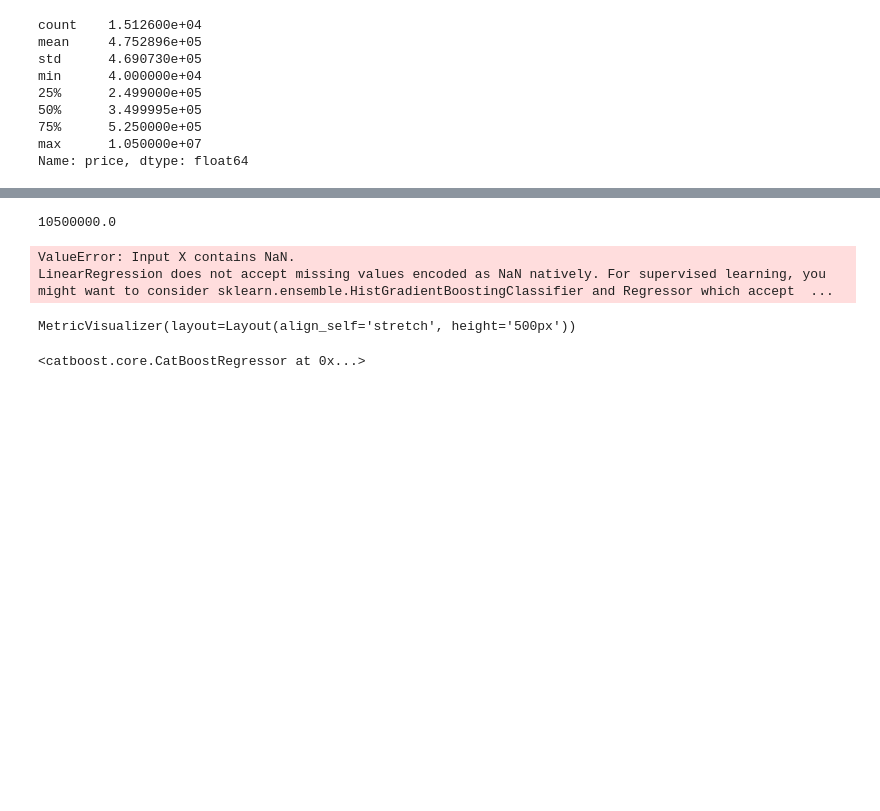
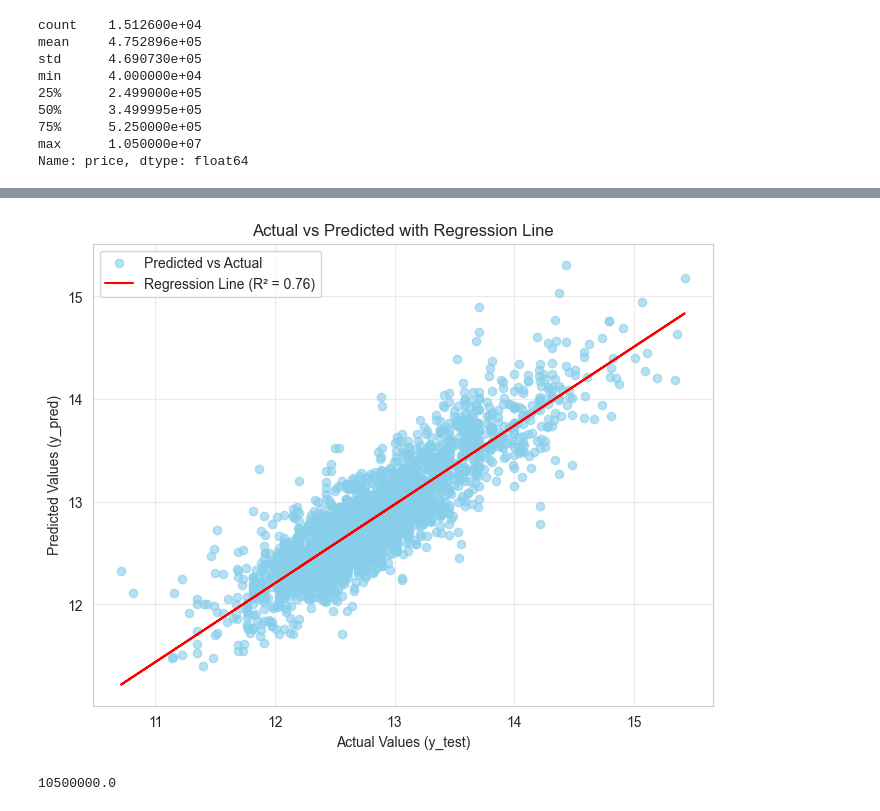
Before and after one commit to 2moonyo/regression, a Jupyter notebook: WIP.ipynb, the cells around one changed output, grey strips where cells are left out. Cells and saved outputs as stored; diff of their text form; code cells hidden in the pictures; blank space fills up the shorter version.

Commit message:
random search & CV

```diff
--- a/WIP.ipynb
+++ b/WIP.ipynb
@@ -642,0 +772,6 @@ y = df.price
+# %%
+from category_encoders import TargetEncoder
+
+# Target Encoding for locality
+target_encoder = TargetEncoder(cols=["locality"])
+X["locality_encoded"] = target_encoder.fit_transform(X["locality"], X["log_median_income"])
@@ -683,29 +919,30 @@ plt.show()
+# %%
+import matplotlib.pyplot as plt
+from scipy.stats import linregress
+import numpy as np
+
+# Scatter plot
+plt.figure(figsize=(8, 6))
+plt.scatter(y_test, y_pred, alpha=0.6, color="skyblue", label="Predicted vs Actual")
+
+# Calculate regression line
+slope, intercept, r_value, p_value, std_err = linregress(y_test, y_pred)
+regression_line = slope * np.array(y_test) + intercept
+
+# Plot regression line
+plt.plot(y_test, regression_line, color="red", label=f"Regression Line (R² = {r_value**2:.2f})")
+
+#
+#labels, title, and legend
+plt.title("Actual vs Predicted with Regression Line")
+plt.xlabel("Actual Values (y_test)")
+plt.ylabel("Predicted Values (y_pred)")
+plt.legend()
+plt.grid(alpha=0.4)
+plt.show()
+# %% [output]
+[figure, added]
 # %%
 df.price.max()
 # %% [output]
 10500000.0
-# %%
-model = LinearRegression()
-model.fit(X_train,y_train)
-# %% [output]
-ValueError: Input X contains NaN.
-LinearRegression does not accept missing values encoded as NaN natively. For supervised learning, you might want to consider sklearn.ensemble.HistGradientBoostingClassifier and Regressor which accept  ...
-# %%
-from sklearn.model_selection import train_test_split
-
-# Split the data into train+validation and test sets
-X_train_val, X_test, y_train_val, y_test = train_test_split(X, y, test_size=0.25, random_state=42)
-
-# Further split train+validation into training and validation sets
-X_train, X_val, y_train, y_val = train_test_split(X_train_val, y_train_val, test_size=0.2, random_state=42)
-
-# Define and train the model
-model = CatBoostRegressor(iterations=500, learning_rate=0.1, depth=6, verbose=0)
-model.fit(
-    X_train, y_train,
-    eval_set=(X_val, y_val),
-    plot=True
-)
-# %% [output]
-MetricVisualizer(layout=Layout(align_self='stretch', height='500px'))
-<catboost.core.CatBoostRegressor at 0x...>
```
Also changed, not shown: parts of 43 cells of this notebook, 9 other files.
